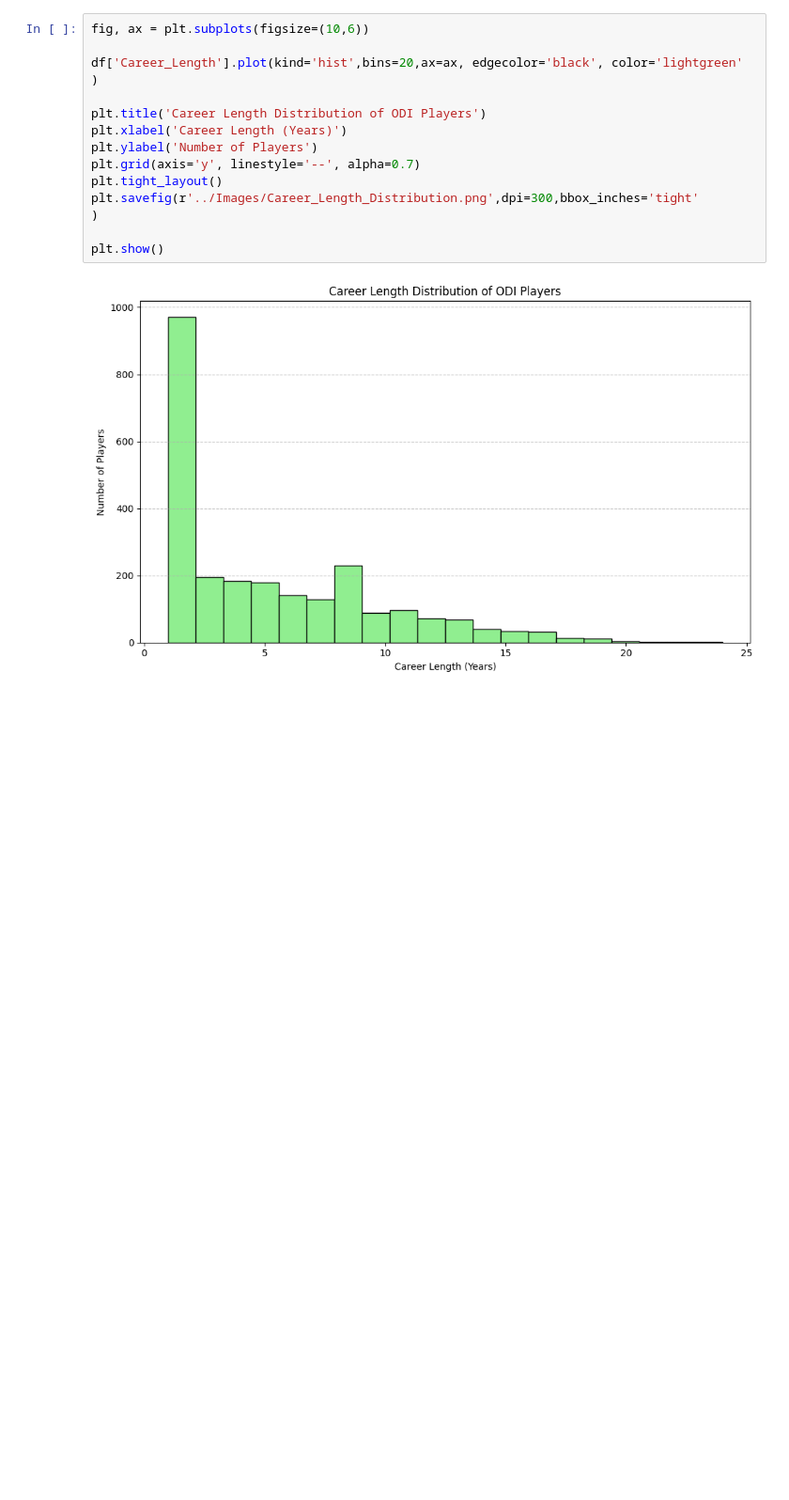
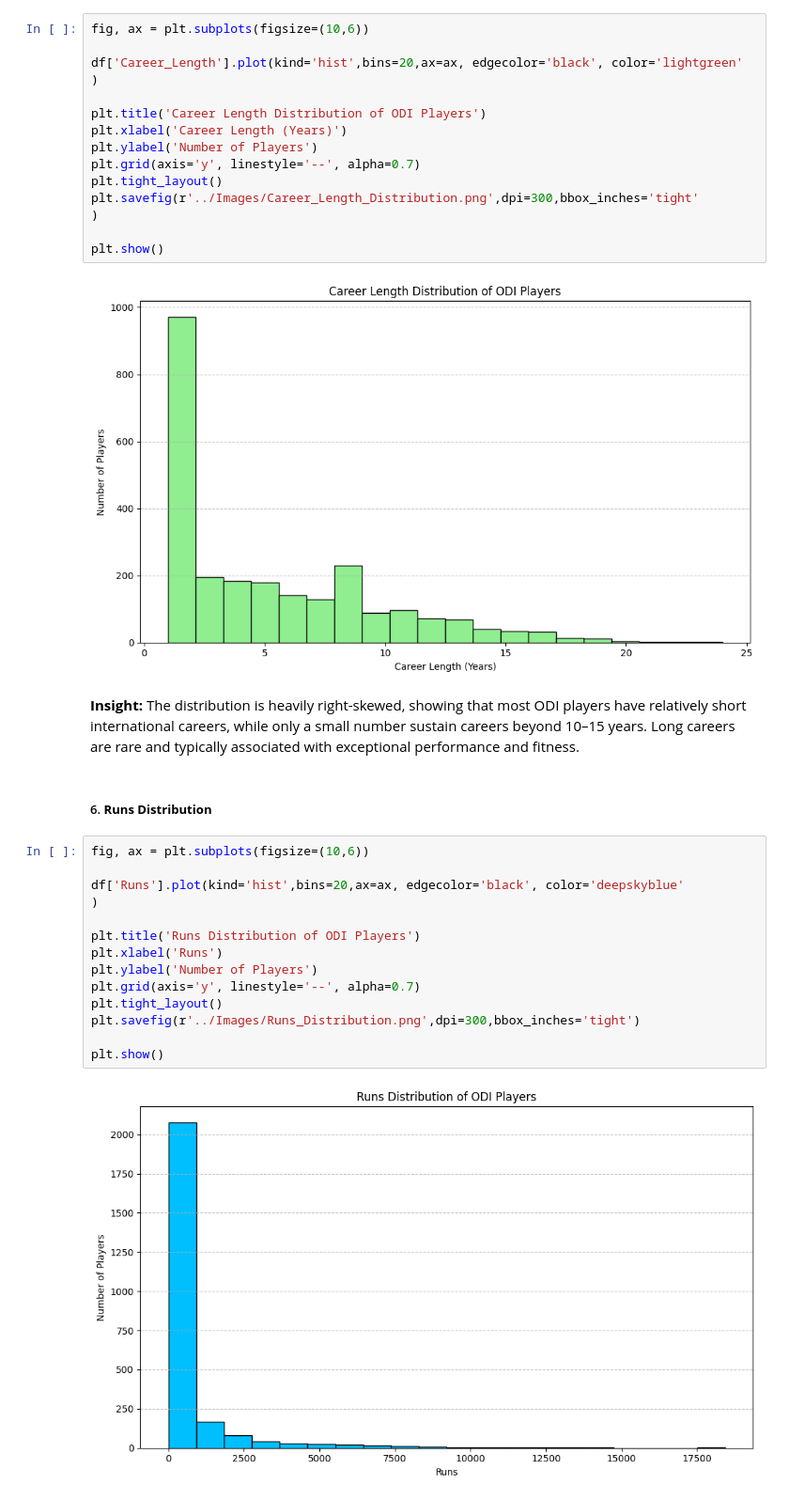
Before and after one commit to harsa4333/Cricket-Analytics-Dashboard, a Jupyter notebook: Python/01_Batting_EDA.ipynb, the cells around one changed output. Shown at 94% size. Saved outputs shown, nothing was run; the diff lists cells and outputs as text; blank space fills up the shorter version.

```diff
--- a/Python/01_Batting_EDA.ipynb
+++ b/Python/01_Batting_EDA.ipynb
@@ -134,3 +171,23 @@ plt.savefig(r'../Images/Career_Length_Distribution.png',dpi=300,bbox_inches='tig
 plt.show()
 # %% [output]
 [figure]
+# %% [markdown]
+**Insight:** The distribution is heavily right-skewed, showing that most ODI players have relatively short international careers, while only a small number sustain careers beyond 10–15 years. Long careers are rare and typically associated with exceptional performance and fitness.
+# %% [markdown]
+##### 6. **Runs Distribution**
+# %%
+fig, ax = plt.subplots(figsize=(10,6))
+
+df['Runs'].plot(kind='hist',bins=20,ax=ax, edgecolor='black', color='deepskyblue'
+)
+
+plt.title('Runs Distribution of ODI Players')
+plt.xlabel('Runs')
+plt.ylabel('Number of Players')
+plt.grid(axis='y', linestyle='--', alpha=0.7)
+plt.tight_layout()
+plt.savefig(r'../Images/Runs_Distribution.png',dpi=300,bbox_inches='tight')
+
+plt.show()
+# %% [output]
+[figure, added]
```
Also changed, not shown: parts of 22 cells of this notebook, 4 other files.
